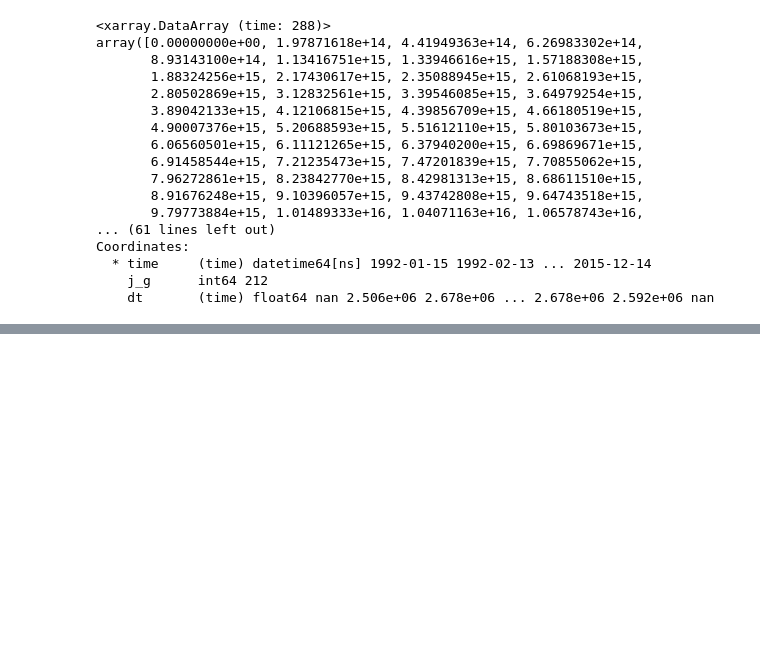
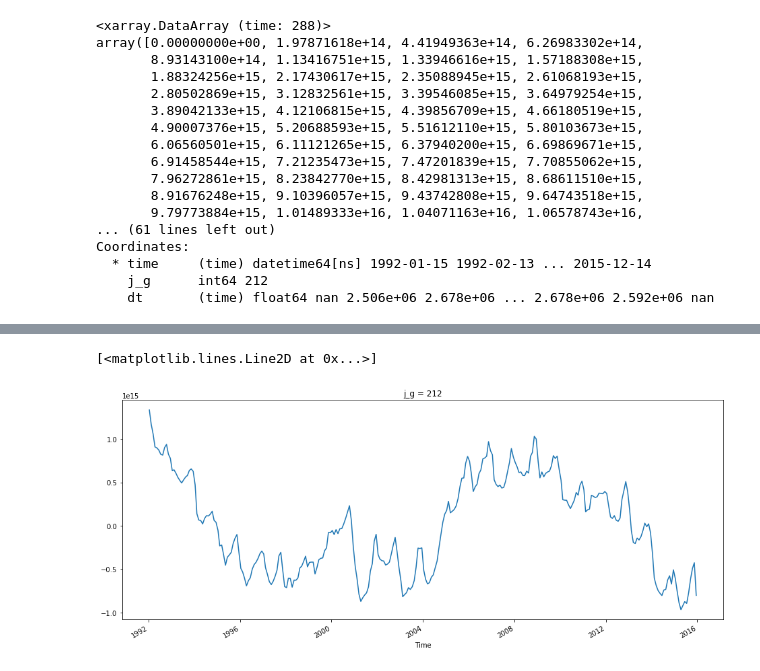
Before and after one commit to cjiang15/na-heat-transport, a Jupyter notebook: semester-work/old-210s-code/spencer-plot.ipynb, the cells around one changed output, grey strips where cells are left out. Saved outputs shown, nothing was run; the diff lists cells and outputs as text; code cells hidden in the pictures; blank space fills up the shorter version.

```diff
--- a/semester-work/spencer-plot.ipynb
+++ b/semester-work/old-210s-code/spencer-plot.ipynb
@@ -310,0 +319,5 @@ Text(0.5, 1.0, 'Piecuch 2017')
+# %%
+tot_detrend.plot(figsize=(16,6))
+# %% [output]
+[<matplotlib.lines.Line2D at 0x...>]
+[figure, added]
```
Also changed, not shown: parts of 3 cells of this notebook, 28 other files.
